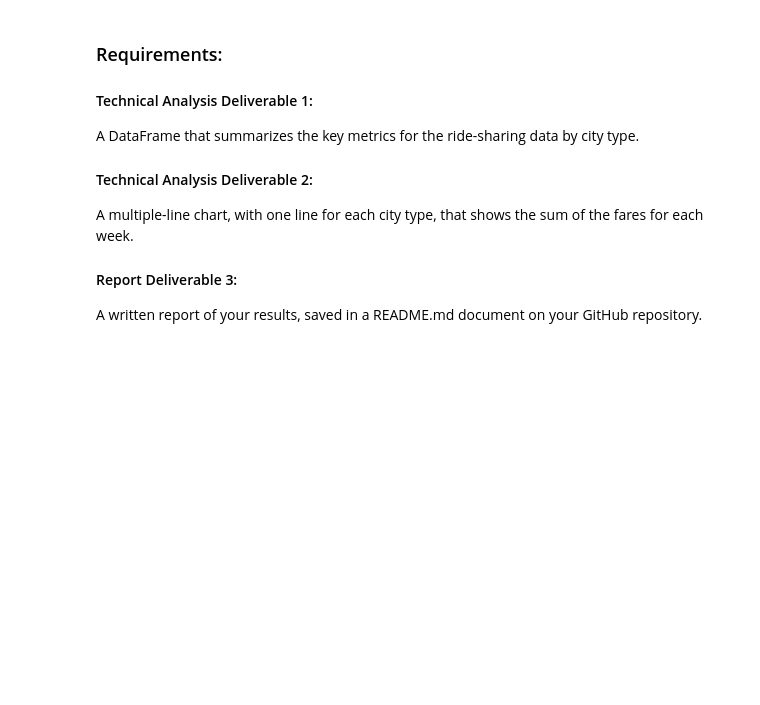
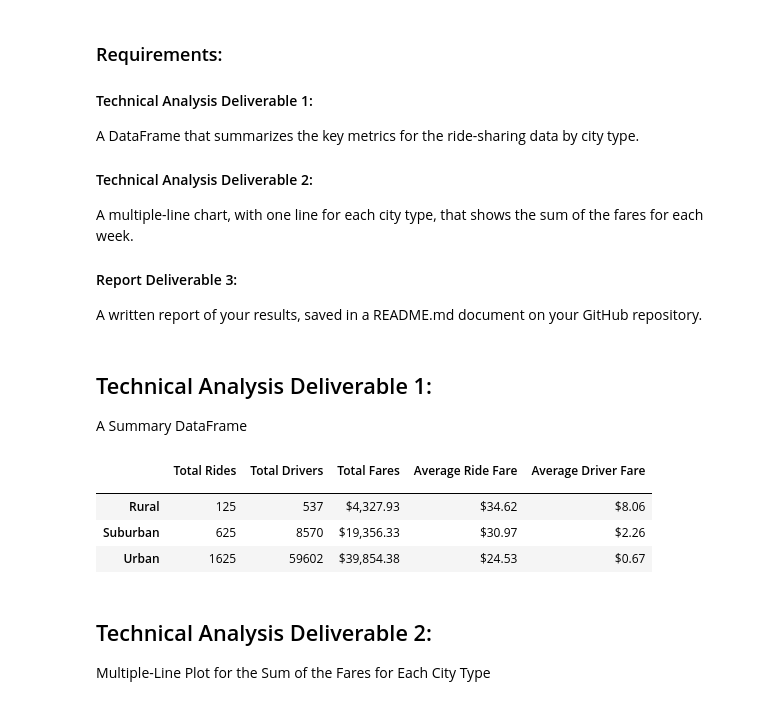
Before and after one commit to sathvikaithala/pyber-analysis, a Jupyter notebook: PyBer_Challenge.ipynb, the cells around one changed output. Drawn from its saved outputs; the diff is of its cells as text; code cells hidden in the pictures; blank space fills up the shorter version.

Commit message:
uploading technical analysis 1

```diff
--- a/PyBer_Challenge.ipynb
+++ b/PyBer_Challenge.ipynb
@@ -677,3 +677,49 @@ A multiple-line chart, with one line for each city type, that shows the sum of t
 
 #### Report Deliverable 3:
 A written report of your results, saved in a README.md document on your GitHub repository.
+# %% [markdown]
+## Technical Analysis Deliverable 1:
+A Summary DataFrame
+# %%
+# Create dataframe elements:
+
+# Total Rides
+total_rides = pyber_data_df.groupby(["type"]).count()["ride_id"]
+# Total Drivers ---- need help
+total_drivers = pyber_data_df.groupby(["type"]).sum()["driver_count"]
+# Total Fares
+total_fares = pyber_data_df.groupby(["type"]).sum()["fare"]
+# Average Fare per Ride
+avg_ride_fare = total_fares / total_rides
+# Average Fare per Driver
+avg_driver_fare = total_fares / total_drivers
+# %%
+# Create new dataframe:
+
+type_summary_df = pd.DataFrame({
+             "Total Rides": total_rides,
+             "Total Drivers": total_drivers,
+             "Total Fares": total_fares,
+             "Average Ride Fare": avg_ride_fare,
+             "Average Driver Fare": avg_driver_fare})
+# %%
+# Format the dataframe:
+
+type_summary_df["Total Fares"] = type_summary_df["Total Fares"].map("${:,.2f}".format)
+type_summary_df["Average Ride Fare"] = type_summary_df["Average Ride Fare"].map("${:,.2f}".format)
+type_summary_df["Average Driver Fare"] = type_summary_df["Average Driver Fare"].map("${:,.2f}".format)
+
+# remove index "type" name
+type_summary_df.index.names = ['']
+
+
+type_summary_df
+# %% [output]
+|  | Total Rides | Total Drivers | Total Fares | Average Ride Fare | Average Driver Fare |
+|  |  |  |  |  |  |
+| Rural | 125 | 537 | $4,327.93 | $34.62 | $8.06 |
+| Suburban | 625 | 8570 | $19,356.33 | $30.97 | $2.26 |
+| Urban | 1625 | 59602 | $39,854.38 | $24.53 | $0.67 |
+# %% [markdown]
+## Technical Analysis Deliverable 2:
+Multiple-Line Plot for the Sum of the Fares for Each City Type
```
Also changed, not shown: parts of 1 cell of this notebook, 2 other files.
